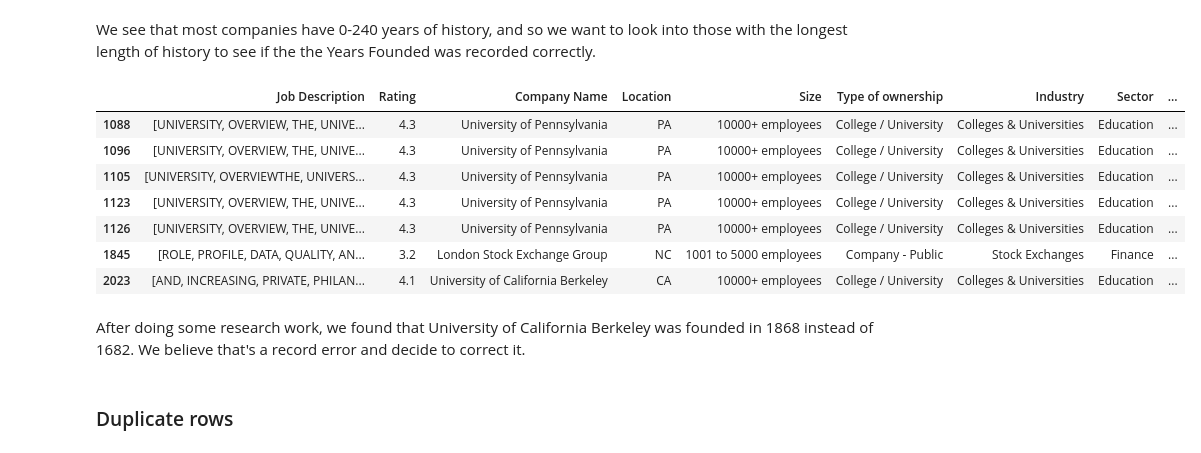
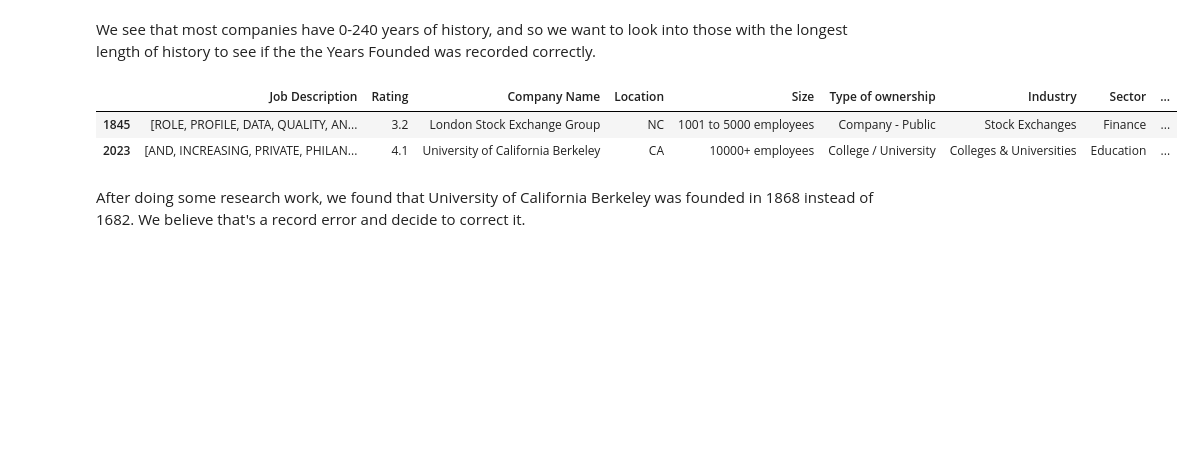
Before and after one commit to abbybby/CapstoneTwo_JobSalaryPrediction, a Jupyter notebook: Data Wrangling/data_wrangling.ipynb, the cells around one changed output. Cells and saved outputs as stored; diff of their text form; code cells hidden in the pictures; blank space fills up the shorter version.

```diff
--- a/Data Wrangling/data_wrangling.ipynb
+++ b/Data Wrangling/data_wrangling.ipynb
@@ -479,0 +492,4 @@ Name: HQ_Same, dtype: int64
+# %%
+# Define possible technical skills required for Data Analysts
+possible_skills = ['Python','R','SQL','Hadoop','Java','SAS','Matlab','Spark','Hive','Tableau','Excel','Spreadsheet',
+                  'Spreadsheets','SPSS','C++','C','JavaScript','Ruby','Pig']
@@ -480,3 +531,8 @@ Name: HQ_Same, dtype: int64
+# %%
+top_skills = ['SQL','Excel','Python','Tableau','R','SAS']
+# %%
+for skill in top_skills:
+    job_data[skill] = job_data['Job Description'].apply(lambda x: has_skill(x, skill)).astype(int)
 # %%
 job_data.head()
 # %% [output]
@@ -544,2 +544,0 @@ top_skills = ['SQL','PYTHON','TABLEAU','PYTHON','R','SAS']
-# %%
-job_data['Skills'] = job_data['Job Description'].apply(lambda x: findskills(x, top_skills))
@@ -584,14 +556,9 @@ plt.subplots_adjust(hspace=0.5)
 # %% [markdown]
 We see that most companies have 0-240 years of history, and so we want to look into those with the longest length of history to see if the the Years Founded was recorded correctly.
 # %%
-job_data[job_data['Years Founded']>250]
+job_data[job_data['Years Founded']>300]
 # %% [output]
 |  | Job Description | Rating | Company Name | Location | Size | Type of ownership | Industry | Sector | ... |
-| 1088 | [UNIVERSITY, OVERVIEW, THE, UNIVE... | 4.3 | University of Pennsylvania | PA | 10000+ employees | College / University | Colleges & Universities | Education | ... |
-| 1096 | [UNIVERSITY, OVERVIEW, THE, UNIVE... | 4.3 | University of Pennsylvania | PA | 10000+ employees | College / University | Colleges & Universities | Education | ... |
-| 1105 | [UNIVERSITY, OVERVIEWTHE, UNIVERS... | 4.3 | University of Pennsylvania | PA | 10000+ employees | College / University | Colleges & Universities | Education | ... |
-| 1123 | [UNIVERSITY, OVERVIEW, THE, UNIVE... | 4.3 | University of Pennsylvania | PA | 10000+ employees | College / University | Colleges & Universities | Education | ... |
-| 1126 | [UNIVERSITY, OVERVIEW, THE, UNIVE... | 4.3 | University of Pennsylvania | PA | 10000+ employees | College / University | Colleges & Universities | Education | ... |
 | 1845 | [ROLE, PROFILE, DATA, QUALITY, AN... | 3.2 | London Stock Exchange Group | NC | 1001 to 5000 employees | Company - Public | Stock Exchanges | Finance | ... |
 | 2023 | [AND, INCREASING, PRIVATE, PHILAN... | 4.1 | University of California Berkeley | CA | 10000+ employees | College / University | Colleges & Universities | Education | ... |
 # %% [markdown]
@@ -599,5 +566,3 @@ After doing some research work, we found that University of California Berkeley
 # %%
 # Correct the 'Years Founded' for University of California Berkeley
 job_data.loc[job_data['Company Name']=='University of California Berkeley','Years Founded'] = today_year - 1868
-# %% [markdown]
-### Duplicate rows
```
Also changed, not shown: parts of 40 cells of this notebook.
